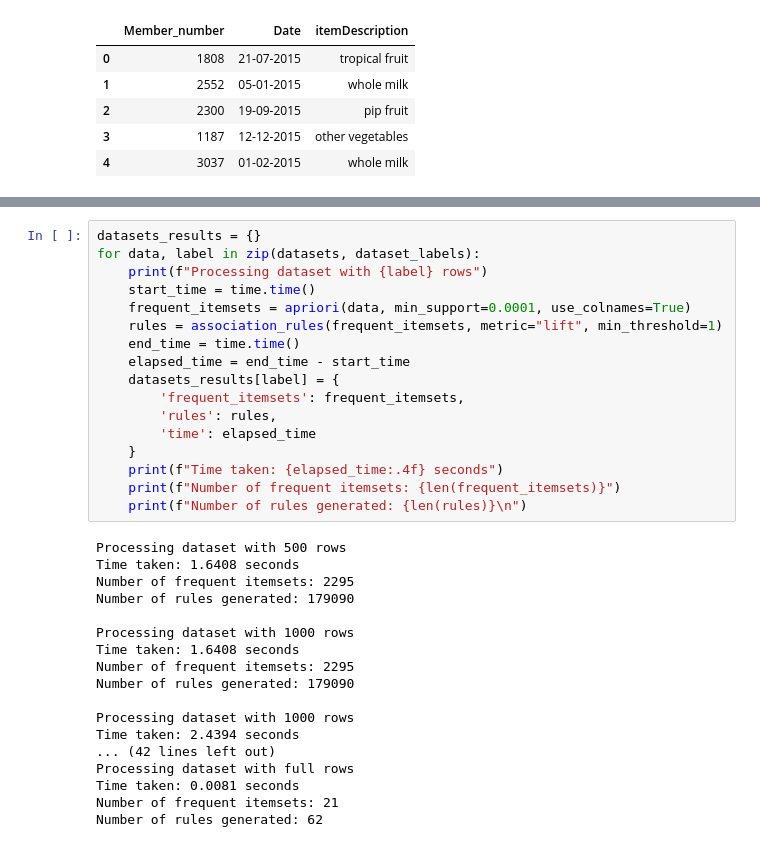
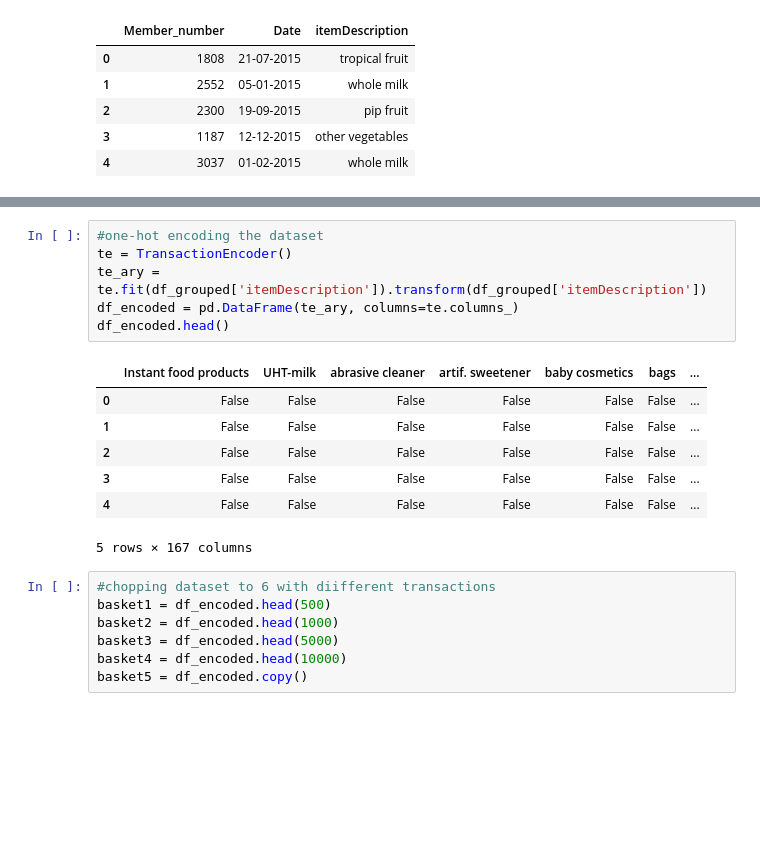
Before and after one commit to lilai3552/Association_Mining, a Jupyter notebook: main.ipynb, the cells around one changed output, grey strips where cells are left out. Saved outputs shown, nothing was run; the diff lists cells and outputs as text; blank space fills up the shorter version.

```diff
--- a/main.ipynb
+++ b/main.ipynb
@@ -57,35 +57,21 @@ basket_df.head()
-# %%
-datasets_results = {}
-for data, label in zip(datasets, dataset_labels):
-    print(f"Processing dataset with {label} rows")
-    start_time = time.time()
-    frequent_itemsets = apriori(data, min_support=0.0001, use_colnames=True)
-    rules = association_rules(frequent_itemsets, metric="lift", min_threshold=1)
-    end_time = time.time()
-    elapsed_time = end_time - start_time
-    datasets_results[label] = {
-        'frequent_itemsets': frequent_itemsets,
-        'rules': rules,
-        'time': elapsed_time
-    }
-    print(f"Time taken: {elapsed_time:.4f} seconds")
-    print(f"Number of frequent itemsets: {len(frequent_itemsets)}")
-    print(f"Number of rules generated: {len(rules)}\n")
-# %% [output]
-Processing dataset with 500 rows
-Time taken: 1.6408 seconds
-Number of frequent itemsets: 2295
-Number of rules generated: 179090
-
-Processing dataset with 1000 rows
-Time taken: 1.6408 seconds
-Number of frequent itemsets: 2295
-Number of rules generated: 179090
-
-Processing dataset with 1000 rows
-Time taken: 2.4394 seconds
-... (42 lines left out)
-Processing dataset with full rows
-Time taken: 0.0081 seconds
-Number of frequent itemsets: 21
-Number of rules generated: 62
+# %%
+#one-hot encoding the dataset
+te = TransactionEncoder()
+te_ary = te.fit(df_grouped['itemDescription']).transform(df_grouped['itemDescription'])
+df_encoded = pd.DataFrame(te_ary, columns=te.columns_)
+df_encoded.head()
+# %% [output]
+|  | Instant food products | UHT-milk | abrasive cleaner | artif. sweetener | baby cosmetics | bags | ... |
+| 0 | False | False | False | False | False | False | ... |
+| 1 | False | False | False | False | False | False | ... |
+| 2 | False | False | False | False | False | False | ... |
+| 3 | False | False | False | False | False | False | ... |
+| 4 | False | False | False | False | False | False | ... |
+5 rows × 167 columns
+# %%
+#chopping dataset to 6 with diifferent transactions
+basket1 = df_encoded.head(500)
+basket2 = df_encoded.head(1000)
+basket3 = df_encoded.head(5000)
+basket4 = df_encoded.head(10000)
+basket5 = df_encoded.copy()
```
Also changed, not shown: parts of 8 cells of this notebook.
